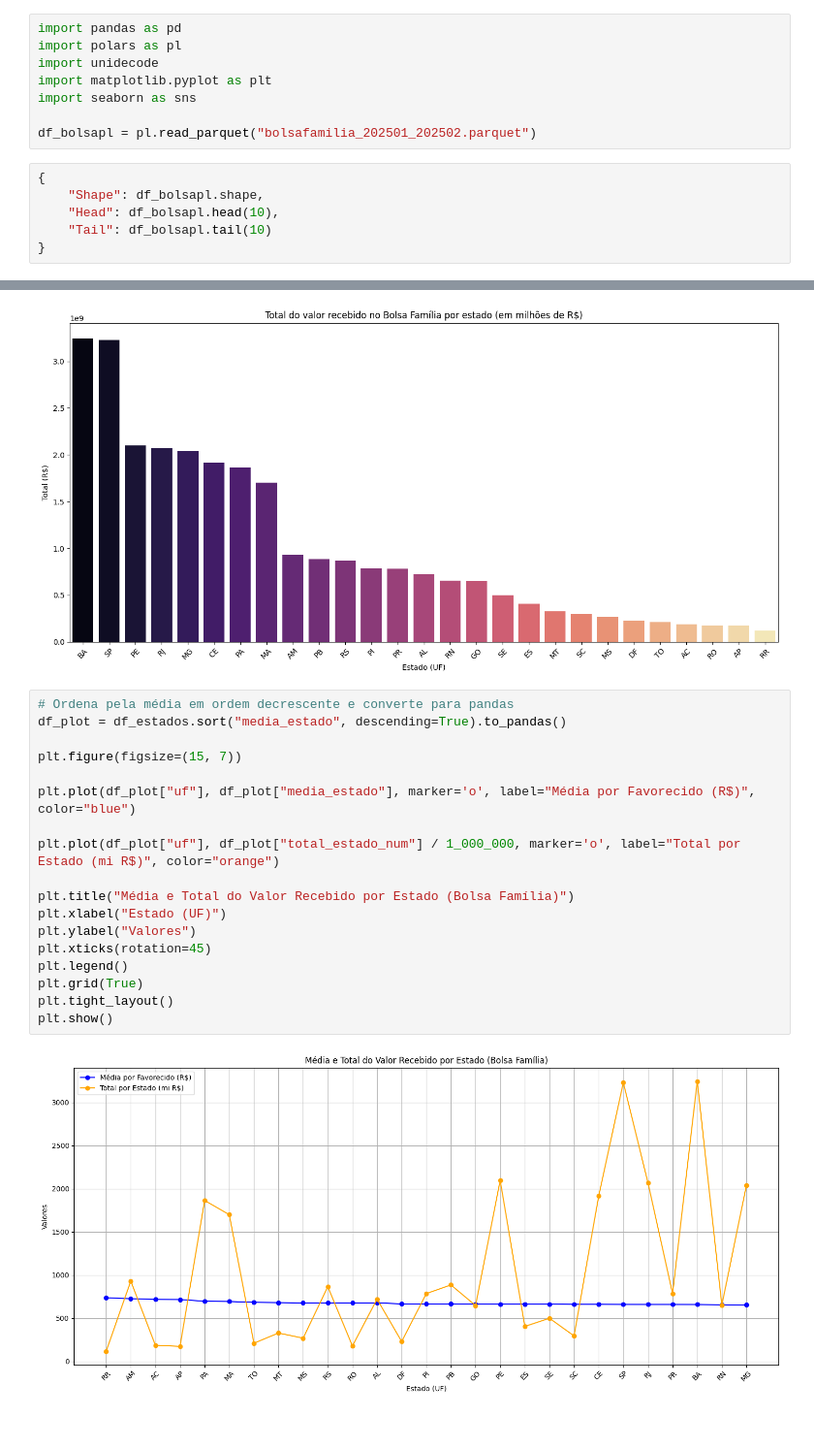
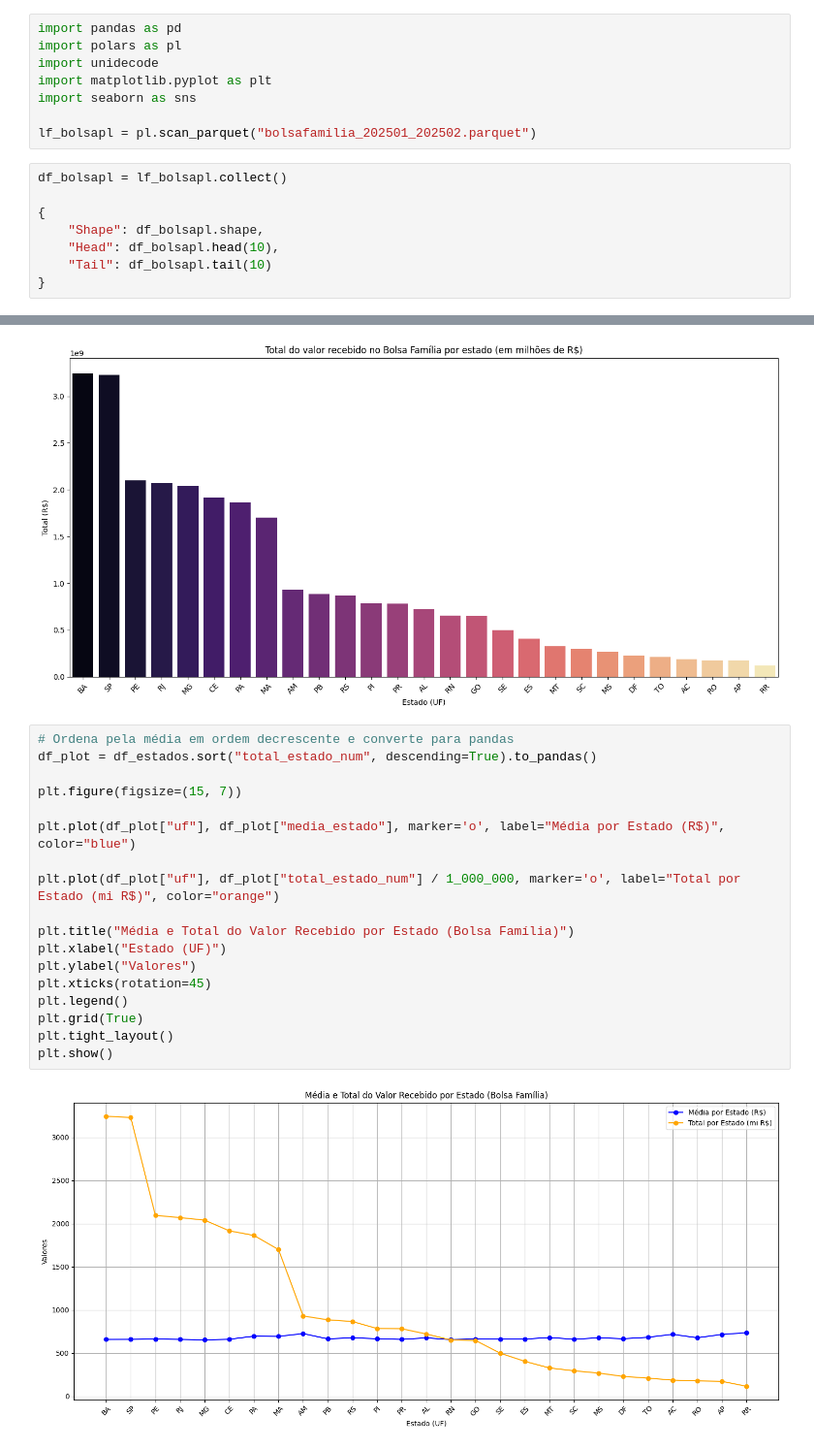
Before and after one commit to Andrerod15/treinamentos-conteudo, a Jupyter notebook: bolsafamilia.ipynb, the cells around one changed output, grey strips where cells are left out. Shown at 97% size. Drawn from its saved outputs; the diff is of its cells as text.

```diff
--- a/bolsafamilia.ipynb
+++ b/bolsafamilia.ipynb
@@ -18,8 +18,10 @@ import unidecode
 import matplotlib.pyplot as plt
 import seaborn as sns
 
-df_bolsapl = pl.read_parquet("bolsafamilia_202501_202502.parquet")
+lf_bolsapl = pl.scan_parquet("bolsafamilia_202501_202502.parquet")
 # %%
+df_bolsapl = lf_bolsapl.collect()
+
 {
     "Shape": df_bolsapl.shape,
     "Head": df_bolsapl.head(10),
@@ -555,21 +535,21 @@ Passing `palette` without assigning `hue` is deprecated and will be removed in v
 [figure]
 # %%
 # Ordena pela média em ordem decrescente e converte para pandas
-df_plot = df_estados.sort("media_estado", descending=True).to_pandas()
+df_plot = df_estados.sort("total_estado_num", descending=True).to_pandas()
 
 plt.figure(figsize=(15, 7))
 
-plt.plot(df_plot["uf"], df_plot["media_estado"], marker='o', label="Média por Favorecido (R$)", color="blue")
+plt.plot(df_plot["uf"], df_plot["media_estado"], marker='o', label="Média por Estado (R$)", color="blue")
 
 plt.plot(df_plot["uf"], df_plot["total_estado_num"] / 1_000_000, marker='o', label="Total por Estado (mi R$)", color="orange")
 
 plt.title("Média e Total do Valor Recebido por Estado (Bolsa Família)")
 plt.xlabel("Estado (UF)")
 plt.ylabel("Valores")
 plt.xticks(rotation=45)
 plt.legend()
 plt.grid(True)
 plt.tight_layout()
 plt.show()
 # %% [output]
-[figure, old version]
+[figure, new version]
```
Also changed, not shown: parts of 4 cells of this notebook.
